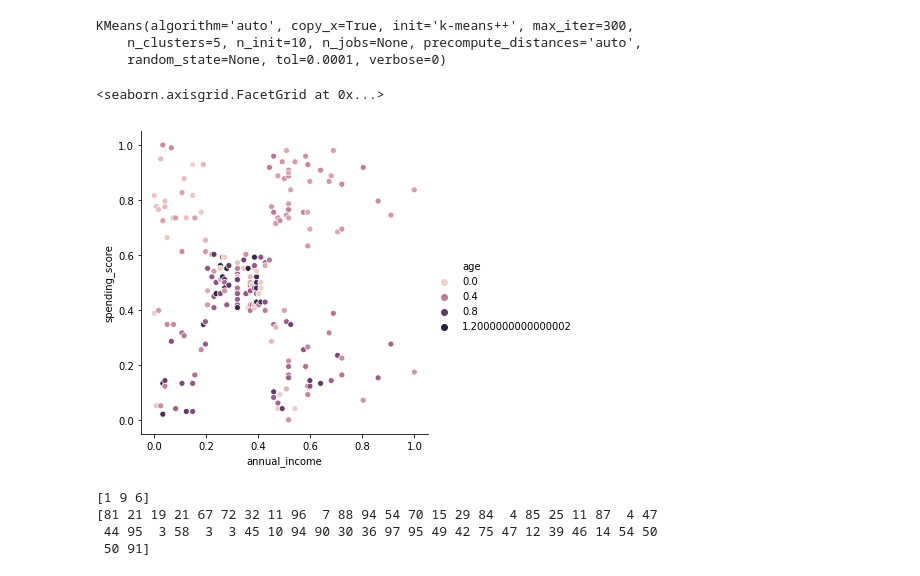
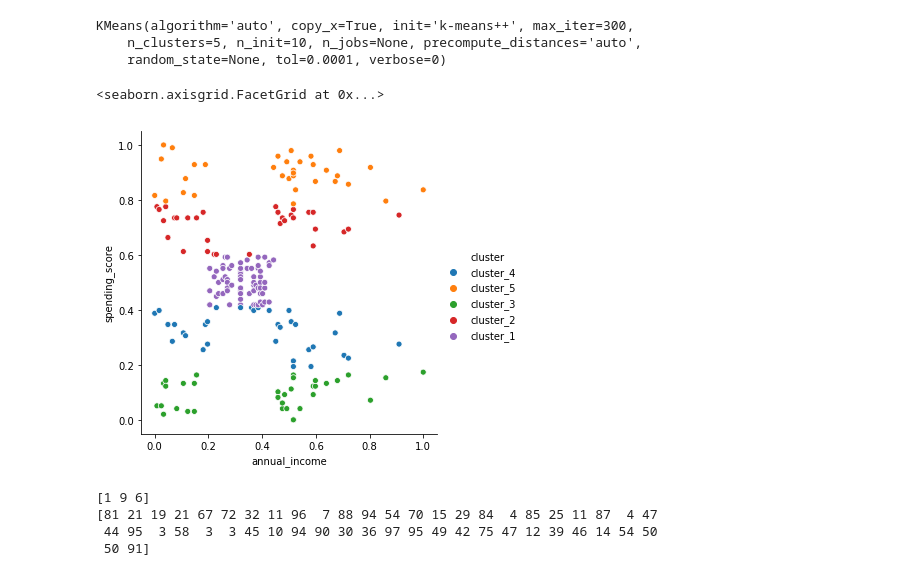
Before and after one commit to jessejinnaruiz/ds-methodologies-exercises, a Jupyter notebook: clustering/explore_mall.ipynb, the cells around one changed output. Drawn from its saved outputs; the diff is of its cells as text; code cells hidden in the pictures.

```diff
--- a/clustering/explore_mall.ipynb
+++ b/clustering/explore_mall.ipynb
@@ -142,28 +141,0 @@ pd.DataFrame(kmeans.cluster_centers_, columns=df.columns)\
-# %%
-df['cluster'] = kmeans.predict(df)
-
-# df.cluster = 'cluster_' + df.cluster.astype('str')
-
-plt.figure(figsize=(10, 4))
-
-# plt.subplot(121)
-
-# for v in df.spending_score_bins.unique():
-#     df = df[df.spending_score_bins == v]
-#     plt.scatter(df.age, df.spending_score_bins, label=v)
-
-# plt.legend()
-# plt.xlabel('Age')
-# plt.ylabel('Spending score bins')
-# plt.title('Age By Spending score bins')
-
-# plt.subplot(122)
-
-for v in df.cluster.unique():
-    df = df[df.cluster == v]
-    sns.scatterplot(df.age, df.spending_score_bins, hue=v)
-
-plt.legend()
-plt.xlabel('Age')
-plt.ylabel('Spending score bins')
-plt.title('Age By Spending score bins')
@@ -271,5 +251,4 @@ plt.show()
 # %%
 estimators = [('4 Clusters', KMeans(n_clusters=4)),
-              ('5 Clusters', KMeans(n_clusters=5)),
-              ('6 Clusters', KMeans(n_clusters=6))]
+              ('5 Clusters', KMeans(n_clusters=5))]
 # %%
@@ -293,10 +272,10 @@ KMeans(algorithm='auto', copy_x=True, init='k-means++', max_iter=300,
 # %%
 df_scaled['cluster'] = kmeans.predict(df_dollar)
 df_scaled.cluster = 'cluster_' + (df_scaled.cluster + 1).astype('str')
-sns.relplot(data=df_scaled, x='annual_income', y='spending_score', hue='age')
+sns.relplot(data=df_scaled, x='annual_income', y='spending_score', hue='cluster')
 # %% [output]
 <seaborn.axisgrid.FacetGrid at 0x...>
-[figure, old version]
+[figure, new version]
 # %%
 from numpy.random import randint
 import itertools as it
```
Also changed, not shown: parts of 9 cells of this notebook, 25 other files.
